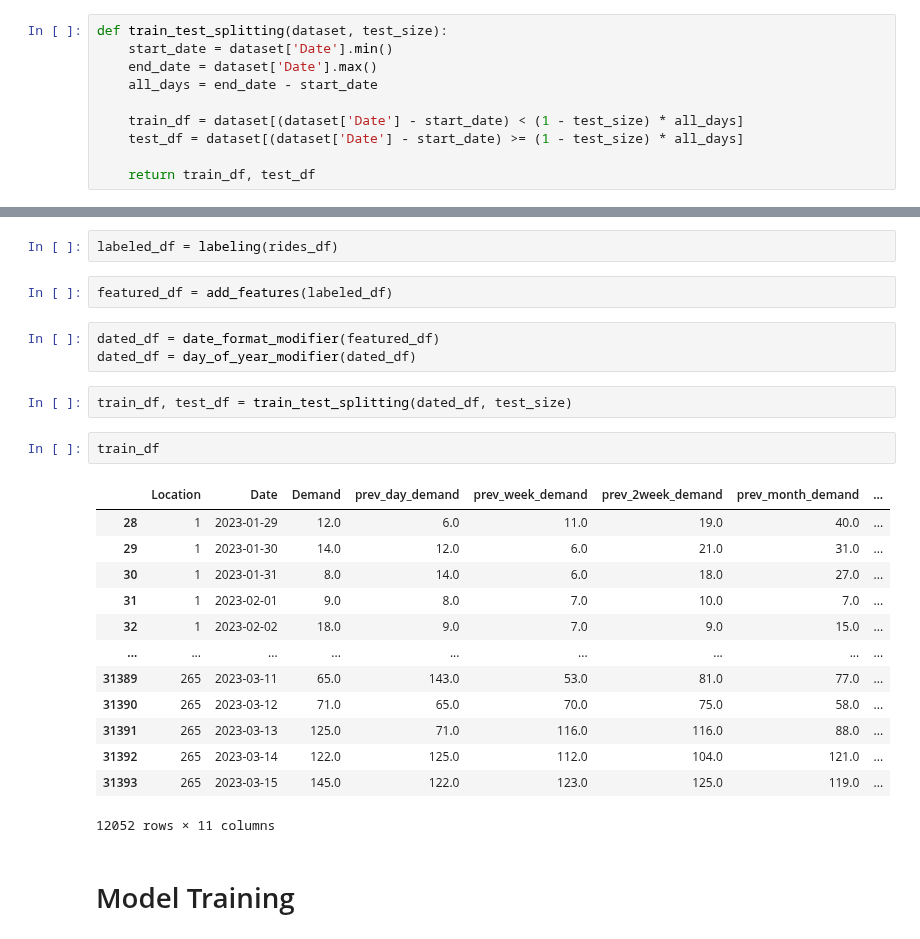
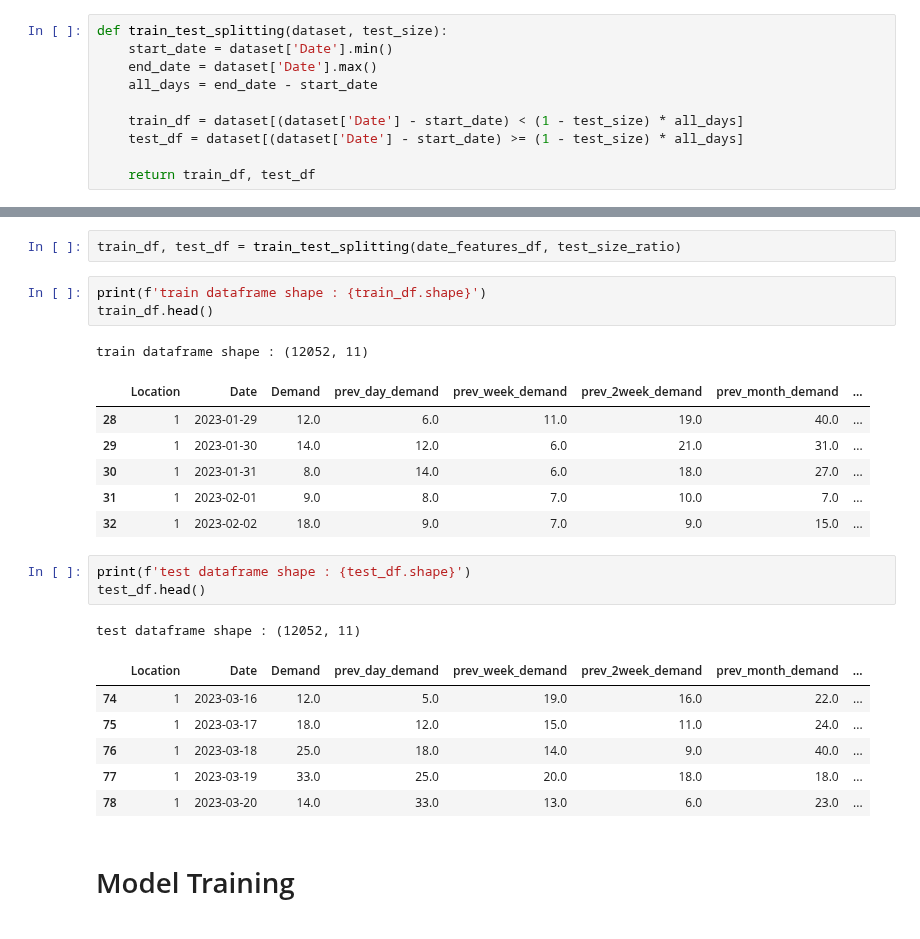
Before and after one commit to danaeis/shoofer-demand-prediction, a Jupyter notebook: ML/ml_xgb.ipynb, the cells around one changed output, grey strips where cells are left out. Saved outputs shown, nothing was run; the diff lists cells and outputs as text.

```diff
--- a/ML/ml_xgb.ipynb
+++ b/ML/ml_xgb.ipynb
@@ -173,28 +168,27 @@ rides_df = load_data(INPUT_PATH, START_DATE, END_DATE)
-# %%
-labeled_df = labeling(rides_df)
-# %%
-featured_df = add_features(labeled_df)
-# %%
-dated_df = date_format_modifier(featured_df)
-dated_df = day_of_year_modifier(dated_df)
 # %%
-train_df, test_df = train_test_splitting(dated_df, test_size)
+train_df, test_df = train_test_splitting(date_features_df, test_size_ratio)
-# %%
-train_df
-# %% [output]
-|  | Location | Date | Demand | prev_day_demand | prev_week_demand | prev_2week_demand | prev_month_demand | ... |
-| 28 | 1 | 2023-01-29 | 12.0 | 6.0 | 11.0 | 19.0 | 40.0 | ... |
-| 29 | 1 | 2023-01-30 | 14.0 | 12.0 | 6.0 | 21.0 | 31.0 | ... |
-| 30 | 1 | 2023-01-31 | 8.0 | 14.0 | 6.0 | 18.0 | 27.0 | ... |
-| 31 | 1 | 2023-02-01 | 9.0 | 8.0 | 7.0 | 10.0 | 7.0 | ... |
-| 32 | 1 | 2023-02-02 | 18.0 | 9.0 | 7.0 | 9.0 | 15.0 | ... |
-| ... | ... | ... | ... | ... | ... | ... | ... | ... |
-| 31389 | 265 | 2023-03-11 | 65.0 | 143.0 | 53.0 | 81.0 | 77.0 | ... |
-| 31390 | 265 | 2023-03-12 | 71.0 | 65.0 | 70.0 | 75.0 | 58.0 | ... |
-| 31391 | 265 | 2023-03-13 | 125.0 | 71.0 | 116.0 | 116.0 | 88.0 | ... |
-| 31392 | 265 | 2023-03-14 | 122.0 | 125.0 | 112.0 | 104.0 | 121.0 | ... |
-| 31393 | 265 | 2023-03-15 | 145.0 | 122.0 | 123.0 | 125.0 | 119.0 | ... |
-12052 rows × 11 columns
+# %%
+print(f'train dataframe shape : {train_df.shape}')
+train_df.head()
+# %% [output]
+train dataframe shape : (12052, 11)
+|  | Location | Date | Demand | prev_day_demand | prev_week_demand | prev_2week_demand | prev_month_demand | ... |
+| 28 | 1 | 2023-01-29 | 12.0 | 6.0 | 11.0 | 19.0 | 40.0 | ... |
+| 29 | 1 | 2023-01-30 | 14.0 | 12.0 | 6.0 | 21.0 | 31.0 | ... |
+| 30 | 1 | 2023-01-31 | 8.0 | 14.0 | 6.0 | 18.0 | 27.0 | ... |
+| 31 | 1 | 2023-02-01 | 9.0 | 8.0 | 7.0 | 10.0 | 7.0 | ... |
+| 32 | 1 | 2023-02-02 | 18.0 | 9.0 | 7.0 | 9.0 | 15.0 | ... |
+# %%
+print(f'test dataframe shape : {test_df.shape}')
+test_df.head()
+# %% [output]
+test dataframe shape : (12052, 11)
+|  | Location | Date | Demand | prev_day_demand | prev_week_demand | prev_2week_demand | prev_month_demand | ... |
+| 74 | 1 | 2023-03-16 | 12.0 | 5.0 | 19.0 | 16.0 | 22.0 | ... |
+| 75 | 1 | 2023-03-17 | 18.0 | 12.0 | 15.0 | 11.0 | 24.0 | ... |
+| 76 | 1 | 2023-03-18 | 25.0 | 18.0 | 14.0 | 9.0 | 40.0 | ... |
+| 77 | 1 | 2023-03-19 | 33.0 | 25.0 | 20.0 | 18.0 | 18.0 | ... |
+| 78 | 1 | 2023-03-20 | 14.0 | 33.0 | 13.0 | 6.0 | 23.0 | ... |
 # %% [markdown]
 # Model Training
 # %% [markdown]
```
Also changed, not shown: parts of 48 cells of this notebook, 1 other file.
